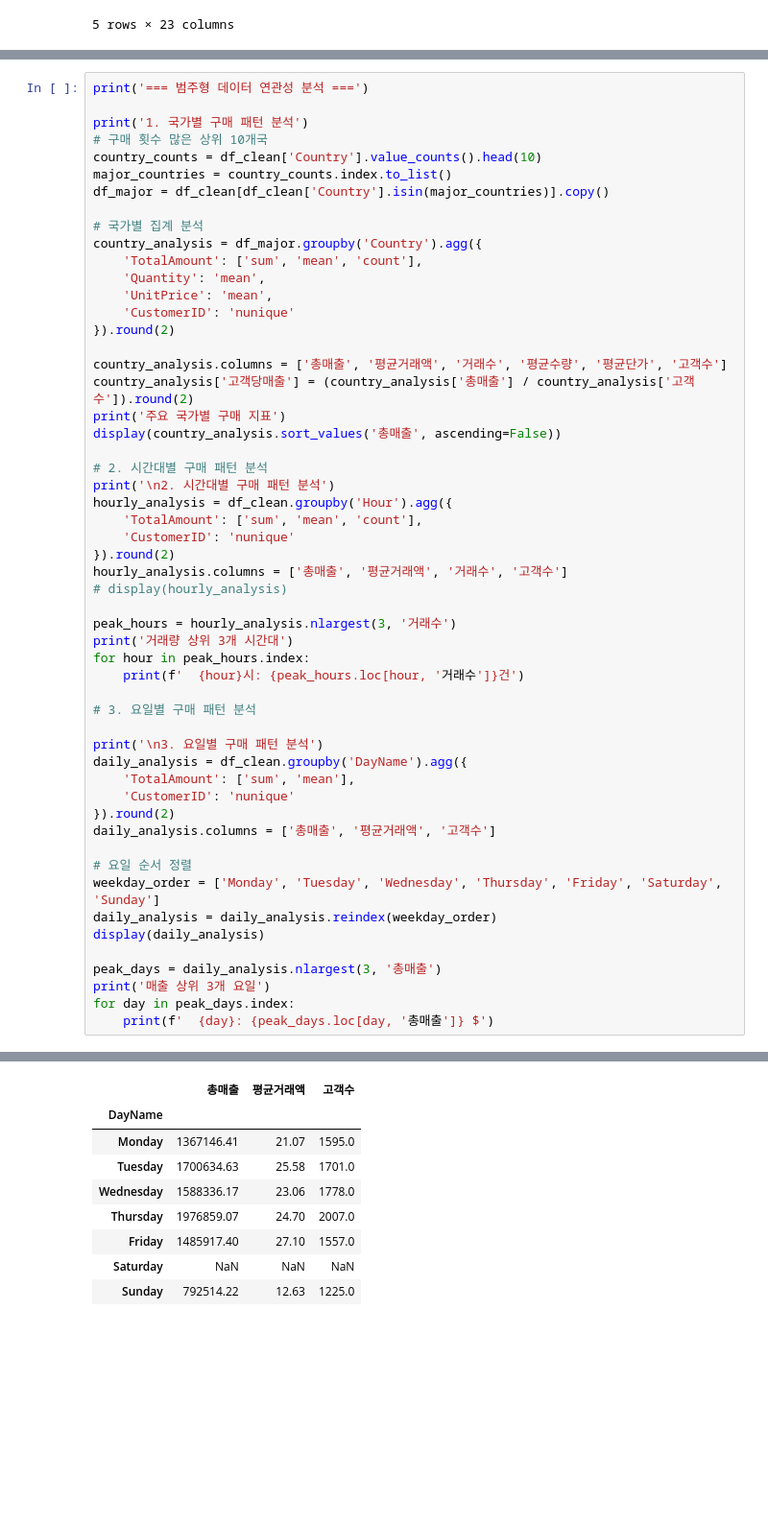
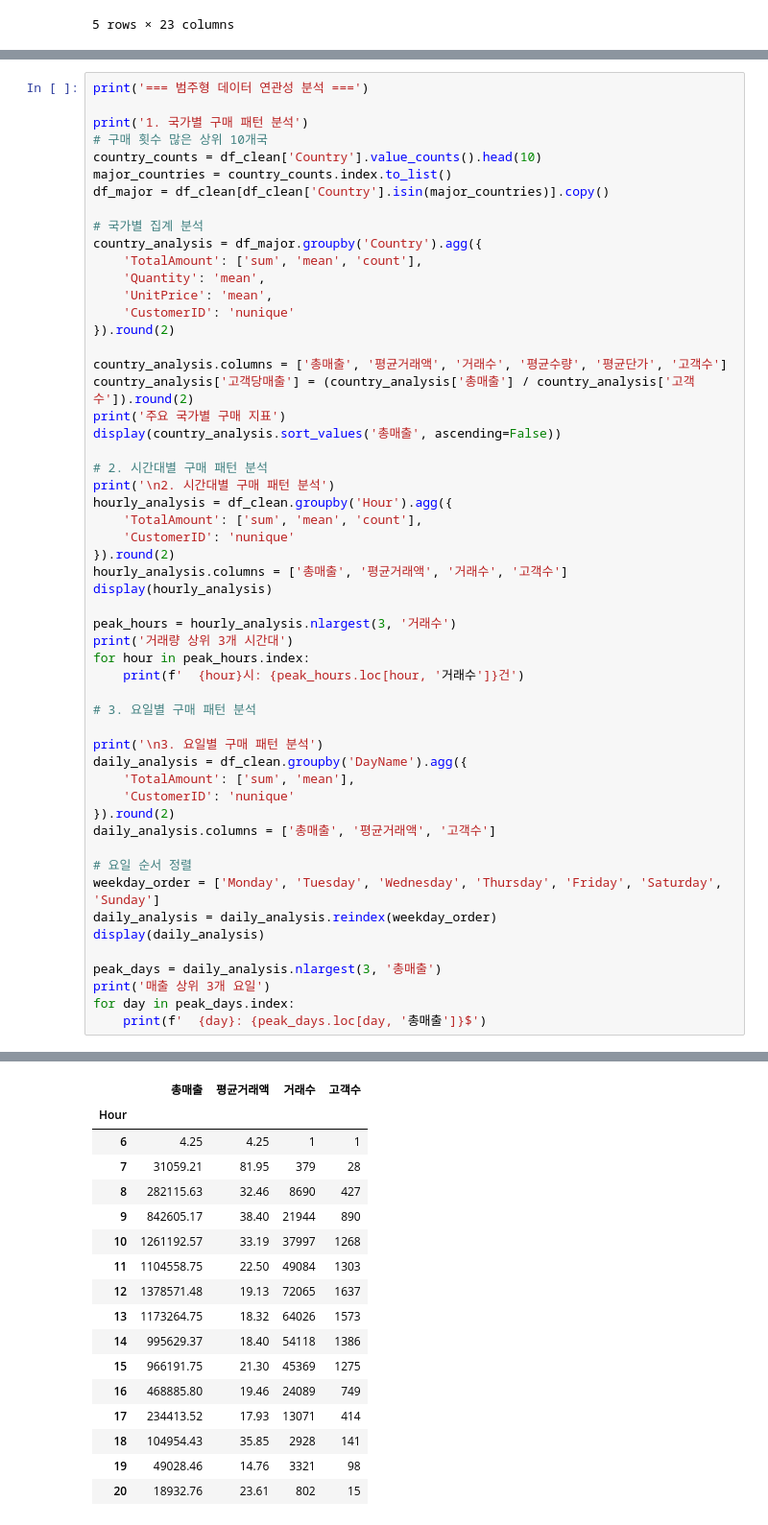
Before and after one commit to krystallinekim/TIL, a Jupyter notebook: Data_Analysis/강의자료/05_corr.ipynb, the cells around one changed output, grey strips where cells are left out. Shown at 96% size. Saved outputs shown, nothing was run; the diff lists cells and outputs as text; blank space fills up the shorter version.

```diff
--- a/Data_Analysis/강의자료/05_corr.ipynb
+++ b/Data_Analysis/강의자료/05_corr.ipynb
@@ -594,7 +596,7 @@ hourly_analysis = df_clean.groupby('Hour').agg({
     'CustomerID': 'nunique'
 }).round(2)
 hourly_analysis.columns = ['총매출', '평균거래액', '거래수', '고객수']
-# display(hourly_analysis)
+display(hourly_analysis)
 
 peak_hours = hourly_analysis.nlargest(3, '거래수')
 print('거래량 상위 3개 시간대')
@@ -618,7 +620,7 @@ display(daily_analysis)
 peak_days = daily_analysis.nlargest(3, '총매출')
 print('매출 상위 3개 요일')
 for day in peak_days.index:
-    print(f'  {day}: {peak_days.loc[day, '총매출']} $')
+    print(f'  {day}: {peak_days.loc[day, '총매출']}$')
 # %% [output]
 === 범주형 데이터 연관성 분석 ===
 1. 국가별 구매 패턴 분석
@@ -645,9 +641,17 @@ for day in peak_days.index:
-|  | 총매출 | 평균거래액 | 고객수 |
-| DayName |  |  |  |
-| Monday | 1367146.41 | 21.07 | 1595.0 |
-| Tuesday | 1700634.63 | 25.58 | 1701.0 |
-| Wednesday | 1588336.17 | 23.06 | 1778.0 |
-| Thursday | 1976859.07 | 24.70 | 2007.0 |
-| Friday | 1485917.40 | 27.10 | 1557.0 |
-| Saturday | NaN | NaN | NaN |
-| Sunday | 792514.22 | 12.63 | 1225.0 |
+|  | 총매출 | 평균거래액 | 거래수 | 고객수 |
+| Hour |  |  |  |  |
+| 6 | 4.25 | 4.25 | 1 | 1 |
+| 7 | 31059.21 | 81.95 | 379 | 28 |
+| 8 | 282115.63 | 32.46 | 8690 | 427 |
+| 9 | 842605.17 | 38.40 | 21944 | 890 |
+| 10 | 1261192.57 | 33.19 | 37997 | 1268 |
+| 11 | 1104558.75 | 22.50 | 49084 | 1303 |
+| 12 | 1378571.48 | 19.13 | 72065 | 1637 |
+| 13 | 1173264.75 | 18.32 | 64026 | 1573 |
+| 14 | 995629.37 | 18.40 | 54118 | 1386 |
+| 15 | 966191.75 | 21.30 | 45369 | 1275 |
+| 16 | 468885.80 | 19.46 | 24089 | 749 |
+| 17 | 234413.52 | 17.93 | 13071 | 414 |
+| 18 | 104954.43 | 35.85 | 2928 | 141 |
+| 19 | 49028.46 | 14.76 | 3321 | 98 |
+| 20 | 18932.76 | 23.61 | 802 | 15 |
```
Also changed, not shown: parts of 7 cells of this notebook.
